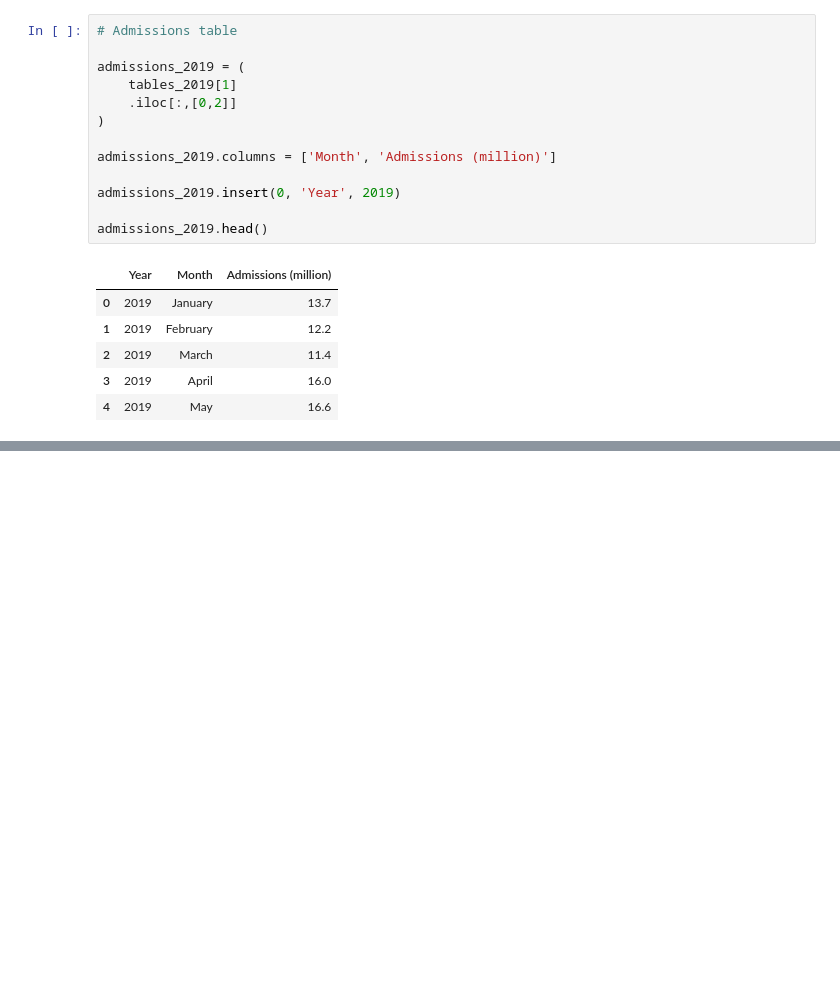
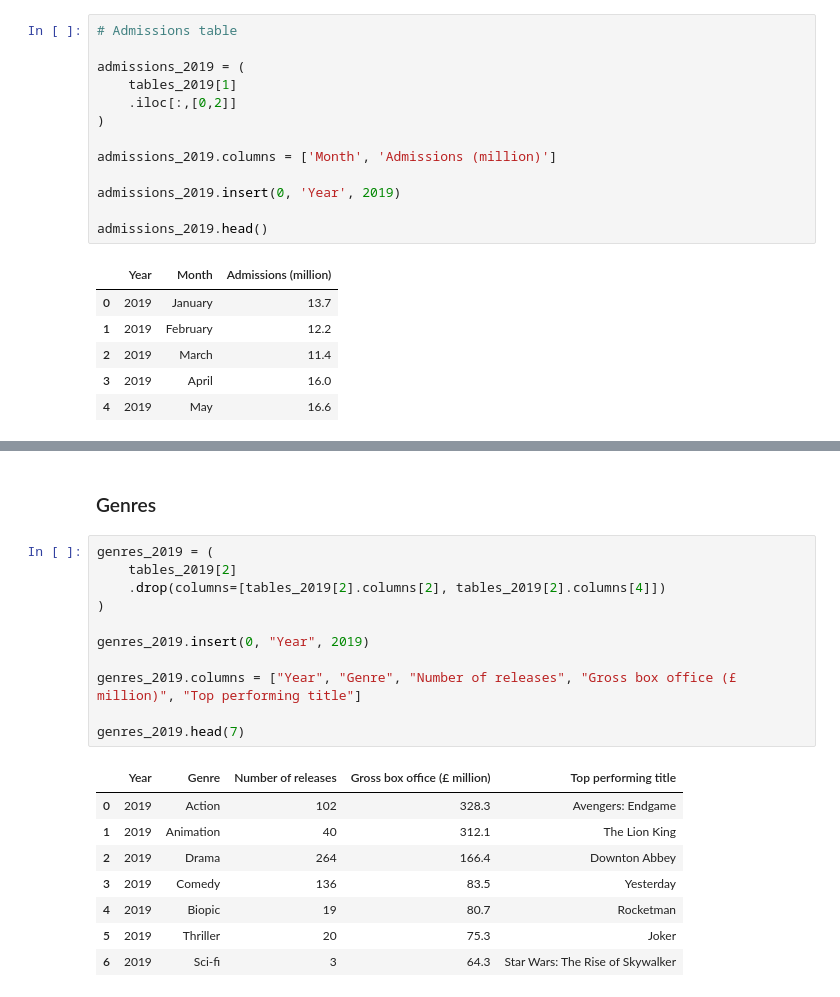
Before and after one commit to AJ-Horch/grounded_data_analyst, a Jupyter notebook: covidmoviesclean.ipynb, the cells around one changed output, grey strips where cells are left out. Drawn from its saved outputs; the diff is of its cells as text; blank space fills up the shorter version.

```diff
--- a/covidmoviesclean.ipynb
+++ b/covidmoviesclean.ipynb
@@ -358,0 +370,22 @@ admissions_2019.head()
+# %% [markdown]
+### Genres
+# %%
+genres_2019 = (
+    tables_2019[2]
+    .drop(columns=[tables_2019[2].columns[2], tables_2019[2].columns[4]])
+)
+
+genres_2019.insert(0, "Year", 2019)
+
+genres_2019.columns = ["Year", "Genre", "Number of releases", "Gross box office (£ million)", "Top performing title"]
+
+genres_2019.head(7)
+# %% [output]
+|  | Year | Genre | Number of releases | Gross box office (£ million) | Top performing title |
+| 0 | 2019 | Action | 102 | 328.3 | Avengers: Endgame |
+| 1 | 2019 | Animation | 40 | 312.1 | The Lion King |
+| 2 | 2019 | Drama | 264 | 166.4 | Downton Abbey |
+| 3 | 2019 | Comedy | 136 | 83.5 | Yesterday |
+| 4 | 2019 | Biopic | 19 | 80.7 | Rocketman |
+| 5 | 2019 | Thriller | 20 | 75.3 | Joker |
+| 6 | 2019 | Sci-fi | 3 | 64.3 | Star Wars: The Rise of Skywalker |
```
Also changed, not shown: parts of 21 cells of this notebook.
